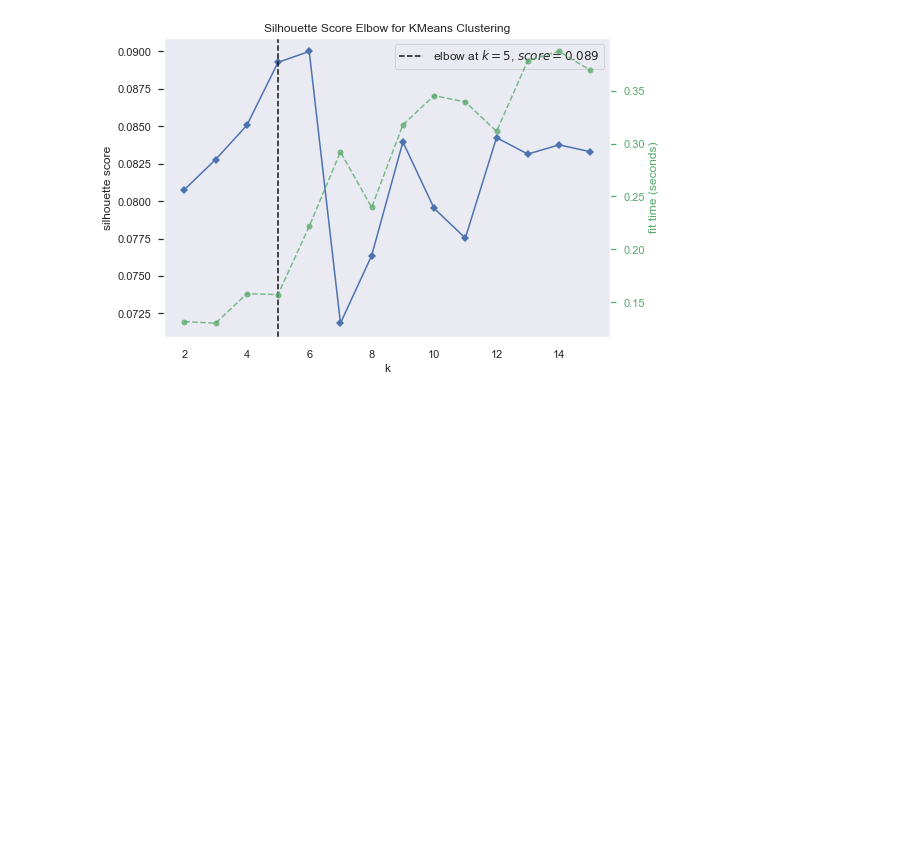
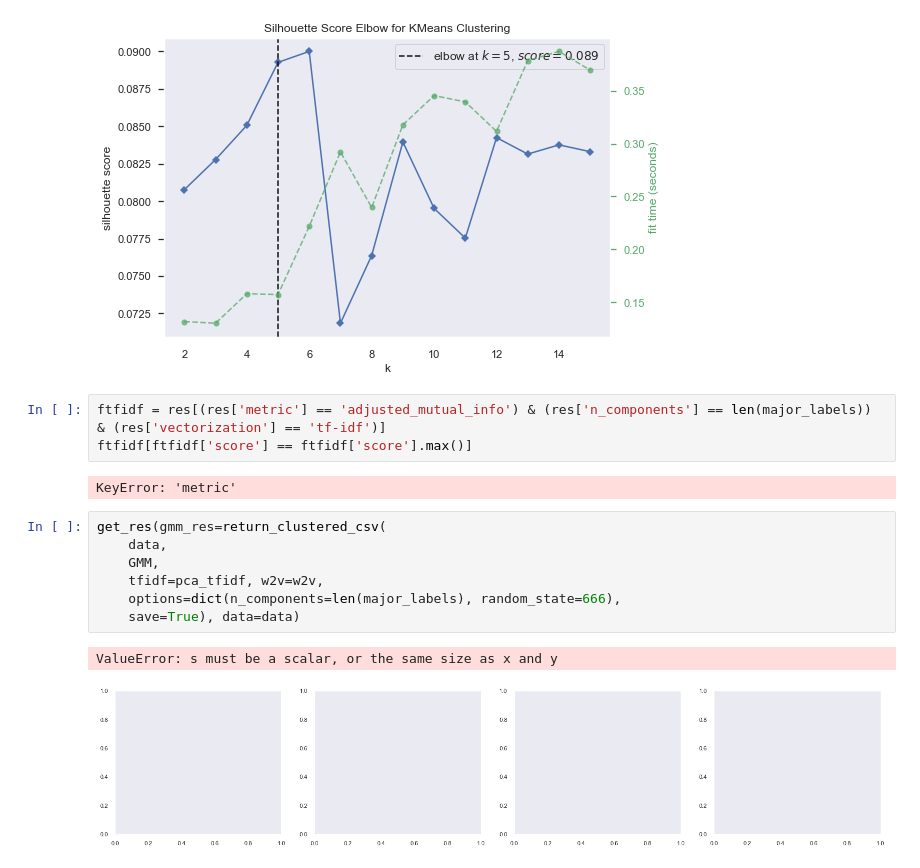
Before and after one commit to NimaFathi/CE40324-MIR, a Jupyter notebook: charts.ipynb, the cells around one changed output. Saved outputs shown, nothing was run; the diff lists cells and outputs as text; blank space fills up the shorter version.

```diff
--- a/charts.ipynb
+++ b/charts.ipynb
@@ -54,3 +54,18 @@ TF-IDF
 [figure]
 W2V
 [figure]
+# %%
+ftfidf = res[(res['metric'] == 'adjusted_mutual_info') & (res['n_components'] == len(major_labels)) & (res['vectorization'] == 'tf-idf')]
+ftfidf[ftfidf['score'] == ftfidf['score'].max()]
+# %% [output]
+KeyError: 'metric'
+# %%
+get_res(gmm_res=return_clustered_csv(
+    data,
+    GMM,
+    tfidf=pca_tfidf, w2v=w2v,
+    options=dict(n_components=len(major_labels), random_state=666),
+    save=True), data=data)
+# %% [output]
+ValueError: s must be a scalar, or the same size as x and y
+[figure, added]
```
Also changed, not shown: 1 other file.
